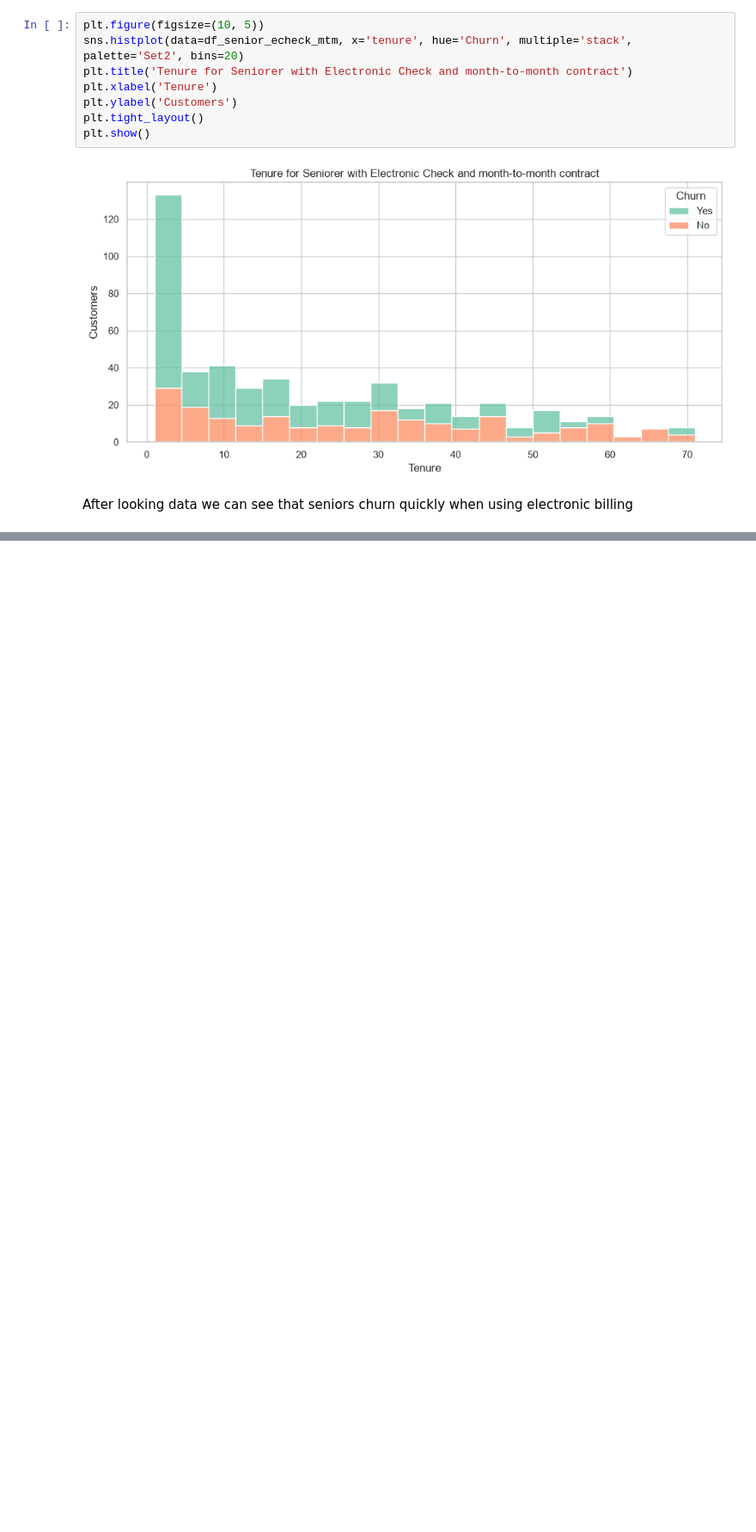
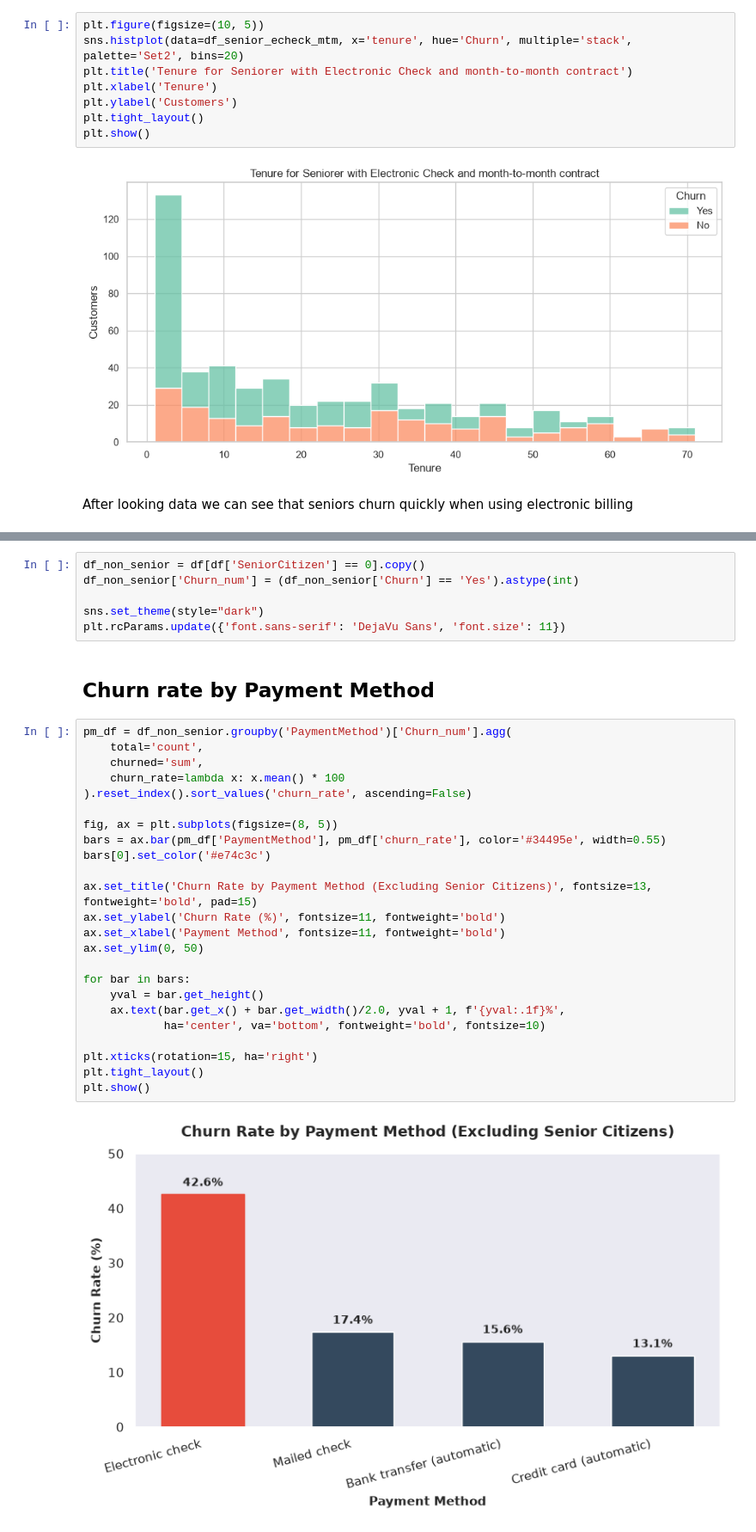
Before and after one commit to pyr0xd/Project_telco_churn, a Jupyter notebook: electronic-billing-eda.ipynb, the cells around one changed output, grey strips where cells are left out. Shown at 86% size. Drawn from its saved outputs; the diff is of its cells as text; blank space fills up the shorter version.

Commit message:
Senior Citizen Exclusion
As requested, baked in some EDA stuff into the Electronic-billing-method notebook.

```diff
--- a/electronic-billing-eda.ipynb
+++ b/electronic-billing-eda.ipynb
@@ -267,0 +272,34 @@ After looking data we can see that seniors churn quickly when using electronic b
+# %%
+df_non_senior = df[df['SeniorCitizen'] == 0].copy()
+df_non_senior['Churn_num'] = (df_non_senior['Churn'] == 'Yes').astype(int)
+
+sns.set_theme(style="dark")
+plt.rcParams.update({'font.sans-serif': 'DejaVu Sans', 'font.size': 11})
+# %% [markdown]
+## Churn rate by Payment Method
+# %%
+pm_df = df_non_senior.groupby('PaymentMethod')['Churn_num'].agg(
+    total='count',
+    churned='sum',
+    churn_rate=lambda x: x.mean() * 100
+).reset_index().sort_values('churn_rate', ascending=False)
+
+fig, ax = plt.subplots(figsize=(8, 5))
+bars = ax.bar(pm_df['PaymentMethod'], pm_df['churn_rate'], color='#34495e', width=0.55)
+bars[0].set_color('#e74c3c')
+
+ax.set_title('Churn Rate by Payment Method (Excluding Senior Citizens)', fontsize=13, fontweight='bold', pad=15)
+ax.set_ylabel('Churn Rate (%)', fontsize=11, fontweight='bold')
+ax.set_xlabel('Payment Method', fontsize=11, fontweight='bold')
+ax.set_ylim(0, 50)
+
+for bar in bars:
+    yval = bar.get_height()
+    ax.text(bar.get_x() + bar.get_width()/2.0, yval + 1, f'{yval:.1f}%',
+            ha='center', va='bottom', fontweight='bold', fontsize=10)
+
+plt.xticks(rotation=15, ha='right')
+plt.tight_layout()
+plt.show()
+# %% [output]
+[figure, added]
```
Also changed, not shown: parts of 8 cells of this notebook.
